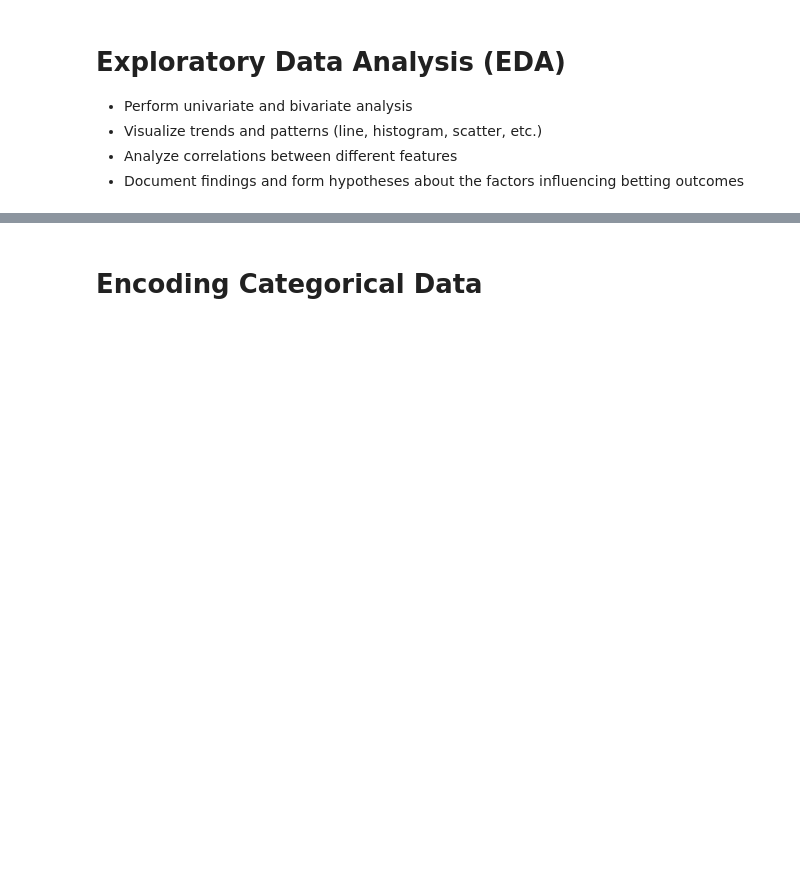
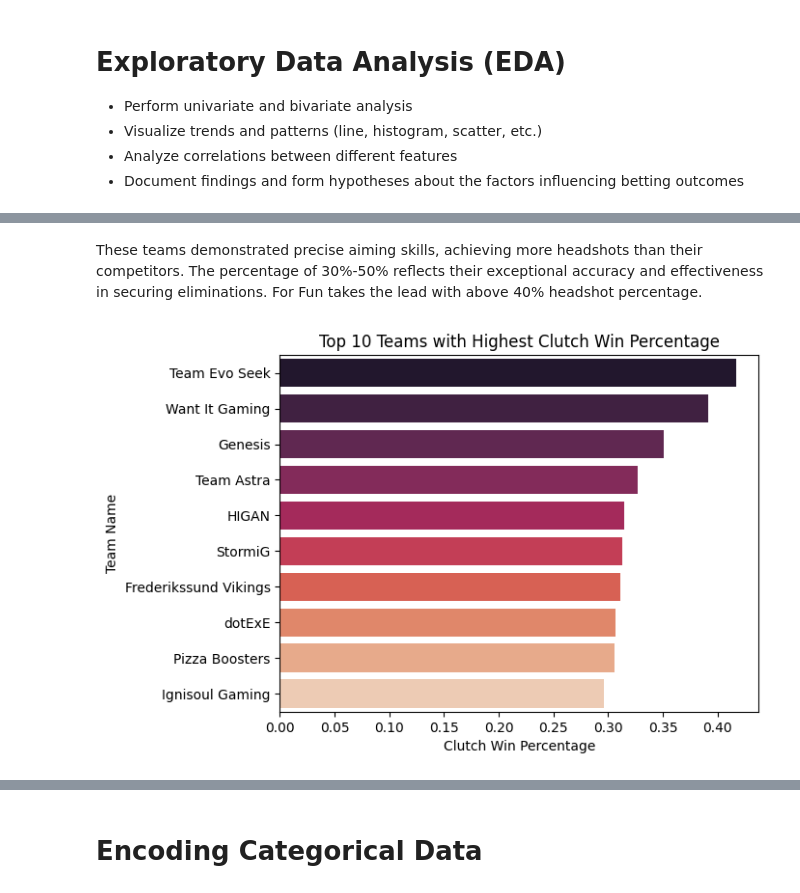
Before and after one commit to rimvelvet31/vct_predictive_model, a Jupyter notebook: notebook.ipynb, the cells around one changed output, grey strips where cells are left out. Cells and saved outputs as stored; diff of their text form; code cells hidden in the pictures; blank space fills up the shorter version.

```diff
--- a/notebook.ipynb
+++ b/notebook.ipynb
@@ -576,0 +609,6 @@ vct_2021_2024.head()
+# %% [markdown]
+These teams demonstrated precise aiming skills, achieving more headshots than their competitors. The percentage of 30%-50% reflects their exceptional accuracy and effectiveness in securing eliminations. For Fun takes the lead with above 40% headshot percentage.
+# %%
+plot_top_teams(eda, 'Clutch', 'Top 10 Teams with Highest Clutch Win Percentage', 'Clutch Win Percentage')
+# %% [output]
+[figure, added]
```
Also changed, not shown: parts of 29 cells of this notebook.
